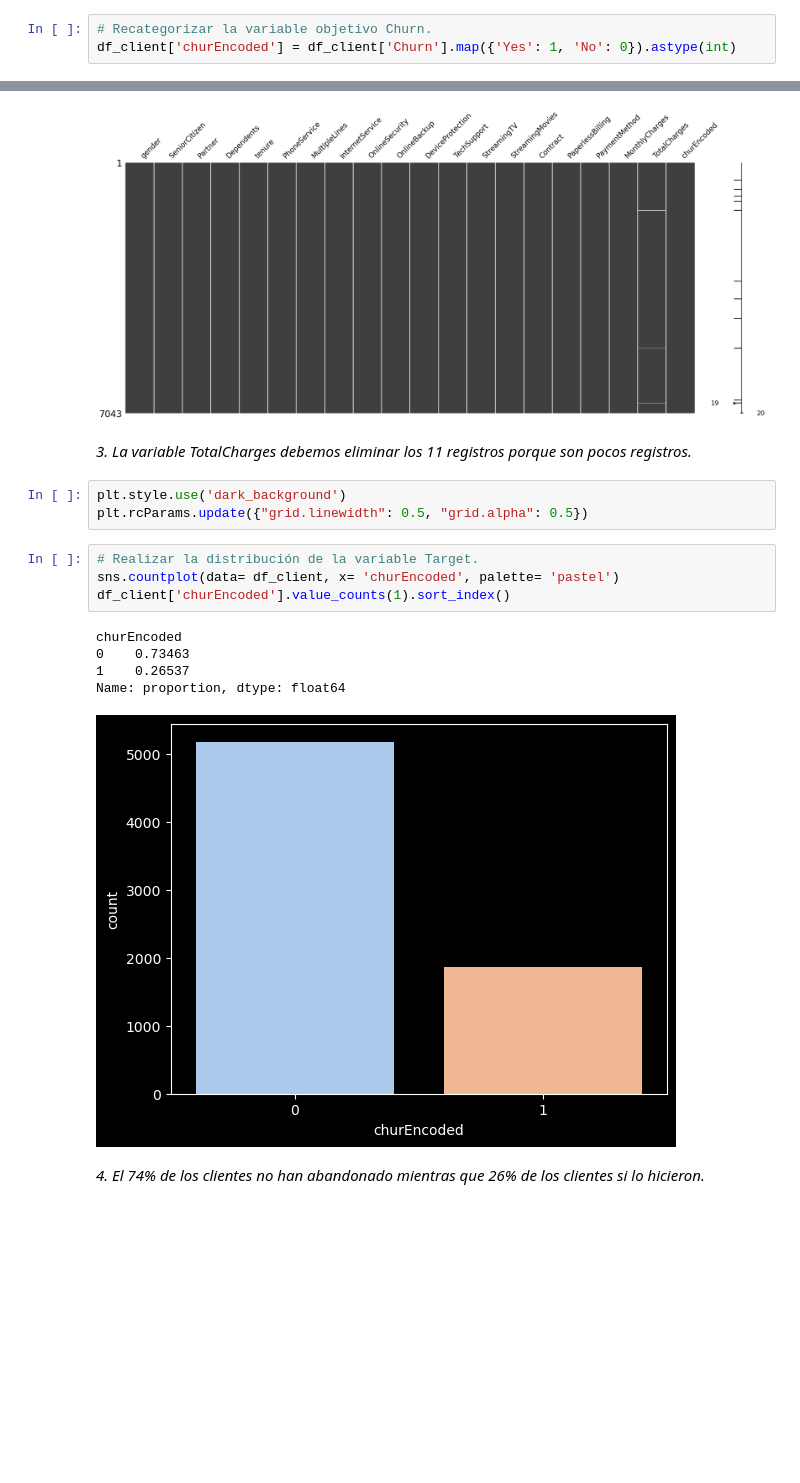
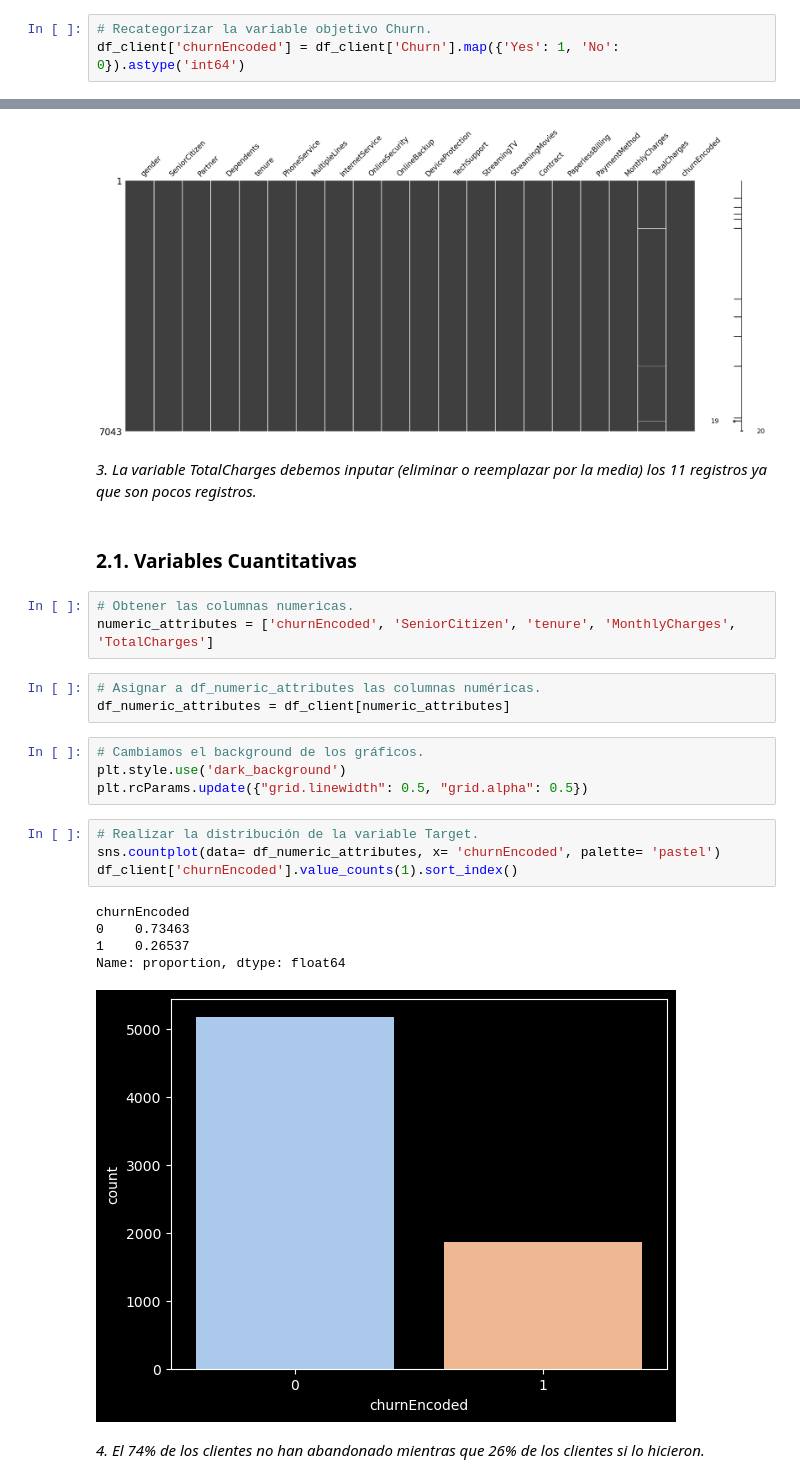
Before and after one commit to MartinAbelRR/TELECOMIUNICACIONES_FUGA_CLIENTES, a Jupyter notebook: fuga_clientes.ipynb, the cells around one changed output, grey strips where cells are left out. Saved outputs shown, nothing was run; the diff lists cells and outputs as text; blank space fills up the shorter version.

```diff
--- a/fuga_clientes.ipynb
+++ b/fuga_clientes.ipynb
@@ -116,7 +116,7 @@ Churn                  2
 dtype: int64
 # %%
 # Recategorizar la variable objetivo Churn.
-df_client['churEncoded'] = df_client['Churn'].map({'Yes': 1, 'No': 0}).astype(int)
+df_client['churnEncoded'] = df_client['Churn'].map({'Yes': 1, 'No': 0}).astype('int64')
 # %%
 # Eliminamos la columna Churn.
 df_client = df_client.drop(columns= ['Churn'], axis= 1)
@@ -176,20 +174,29 @@ msno.matrix(df_client)
 <Axes: >
 [figure]
 # %% [markdown]
-*3. La variable TotalCharges debemos eliminar los 11 registros porque son pocos registros.*
+*3. La variable TotalCharges debemos inputar (eliminar o reemplazar por la media) los 11 registros ya que son pocos registros.*
+# %% [markdown]
+### 2.1. Variables Cuantitativas
+# %%
+# Obtener las columnas numericas.
+numeric_attributes = ['churnEncoded', 'SeniorCitizen', 'tenure', 'MonthlyCharges', 'TotalCharges']
+# %%
+# Asignar a df_numeric_attributes las columnas numéricas.
+df_numeric_attributes = df_client[numeric_attributes]
 # %%
+# Cambiamos el background de los gráficos.
 plt.style.use('dark_background')
 plt.rcParams.update({"grid.linewidth": 0.5, "grid.alpha": 0.5})
 # %%
 # Realizar la distribución de la variable Target.
-sns.countplot(data= df_client, x= 'churEncoded', palette= 'pastel')
-df_client['churEncoded'].value_counts(1).sort_index()
+sns.countplot(data= df_numeric_attributes, x= 'churnEncoded', palette= 'pastel')
+df_client['churnEncoded'].value_counts(1).sort_index()
 # %% [output]
-churEncoded
+churnEncoded
 0    0.73463
 1    0.26537
 Name: proportion, dtype: float64
-[figure, old version]
+[figure, new version]
 # %% [markdown]
 *4. El 74% de los clientes no han abandonado mientras que 26% de los clientes si lo hicieron.*
 # %%
```
Also changed, not shown: parts of 189 cells of this notebook, 1 other file.
